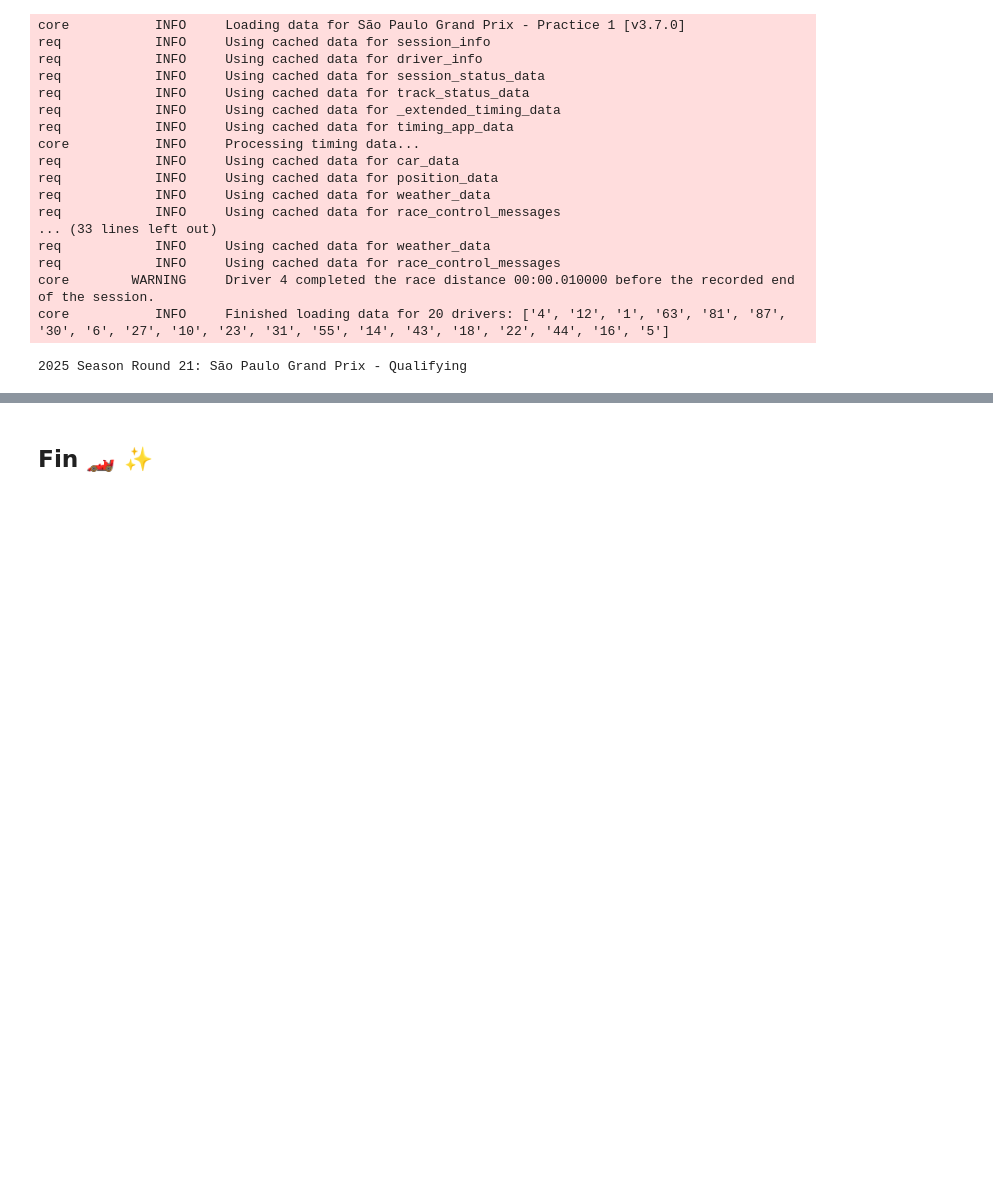
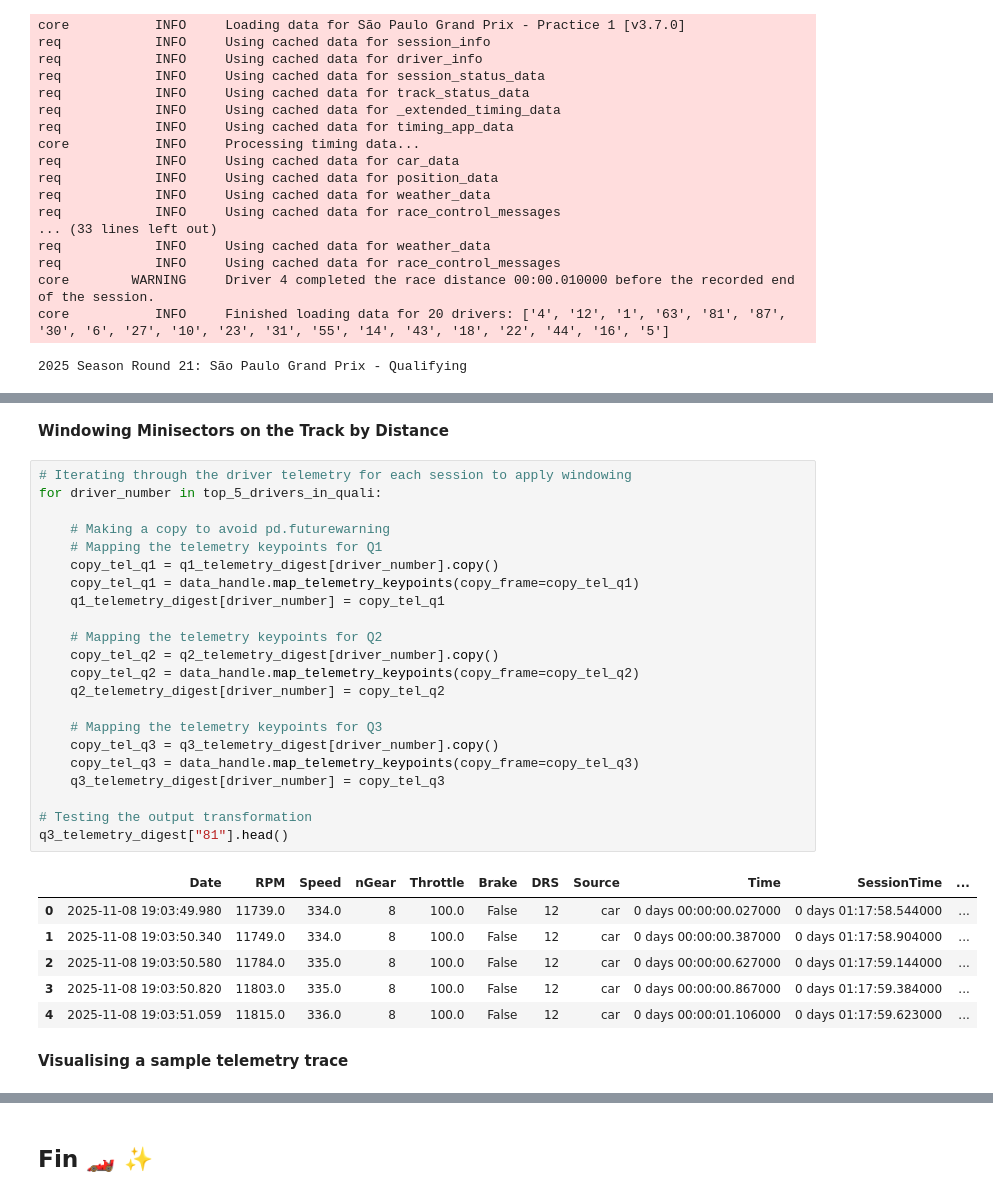
Before and after one commit to anilhimam17/Racing-all-Along, a Jupyter notebook: F1/notebooks/race_debriefs_2025/brazil_2025.ipynb, the cells around one changed output, grey strips where cells are left out. Cells and saved outputs as stored; diff of their text form; blank space fills up the shorter version.

```diff
--- a/F1/notebooks/race_debriefs_2025/brazil_2025.ipynb
+++ b/F1/notebooks/race_debriefs_2025/brazil_2025.ipynb
@@ -115,0 +235,33 @@ core           INFO     Finished loading data for 20 drivers: ['4', '12', '1', '
+# %% [markdown]
+**Windowing Minisectors on the Track by Distance**
+# %%
+# Iterating through the driver telemetry for each session to apply windowing
+for driver_number in top_5_drivers_in_quali:
+
+    # Making a copy to avoid pd.futurewarning
+    # Mapping the telemetry keypoints for Q1
+    copy_tel_q1 = q1_telemetry_digest[driver_number].copy()
+    copy_tel_q1 = data_handle.map_telemetry_keypoints(copy_frame=copy_tel_q1)
+    q1_telemetry_digest[driver_number] = copy_tel_q1
+
+    # Mapping the telemetry keypoints for Q2
+    copy_tel_q2 = q2_telemetry_digest[driver_number].copy()
+    copy_tel_q2 = data_handle.map_telemetry_keypoints(copy_frame=copy_tel_q2)
+    q2_telemetry_digest[driver_number] = copy_tel_q2
+
+    # Mapping the telemetry keypoints for Q3
+    copy_tel_q3 = q3_telemetry_digest[driver_number].copy()
+    copy_tel_q3 = data_handle.map_telemetry_keypoints(copy_frame=copy_tel_q3)
+    q3_telemetry_digest[driver_number] = copy_tel_q3
+
+# Testing the output transformation
+q3_telemetry_digest["81"].head()
+# %% [output]
+|  | Date | RPM | Speed | nGear | Throttle | Brake | DRS | Source | Time | SessionTime | ... |
+| 0 | 2025-11-08 19:03:49.980 | 11739.0 | 334.0 | 8 | 100.0 | False | 12 | car | 0 days 00:00:00.027000 | 0 days 01:17:58.544000 | ... |
+| 1 | 2025-11-08 19:03:50.340 | 11749.0 | 334.0 | 8 | 100.0 | False | 12 | car | 0 days 00:00:00.387000 | 0 days 01:17:58.904000 | ... |
+| 2 | 2025-11-08 19:03:50.580 | 11784.0 | 335.0 | 8 | 100.0 | False | 12 | car | 0 days 00:00:00.627000 | 0 days 01:17:59.144000 | ... |
+| 3 | 2025-11-08 19:03:50.820 | 11803.0 | 335.0 | 8 | 100.0 | False | 12 | car | 0 days 00:00:00.867000 | 0 days 01:17:59.384000 | ... |
+| 4 | 2025-11-08 19:03:51.059 | 11815.0 | 336.0 | 8 | 100.0 | False | 12 | car | 0 days 00:00:01.106000 | 0 days 01:17:59.623000 | ... |
+# %% [markdown]
+**Visualising a sample telemetry trace**
```
Also changed, not shown: parts of 13 cells of this notebook.
